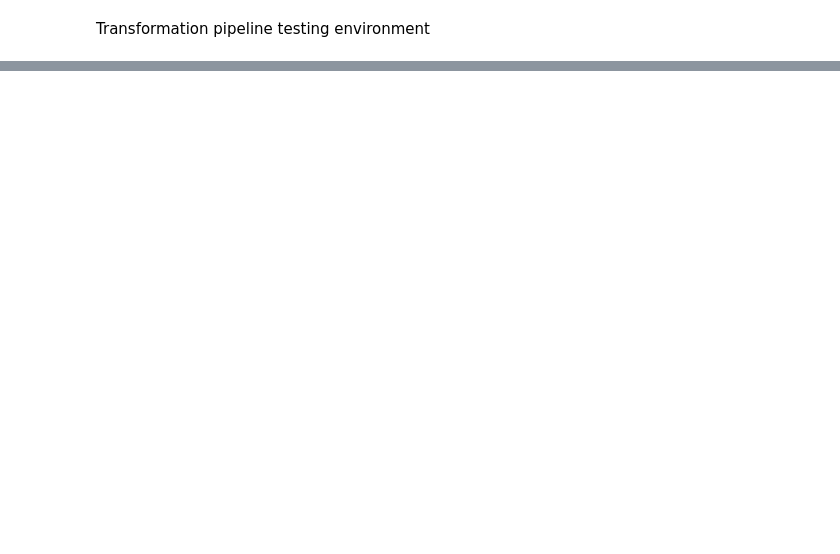
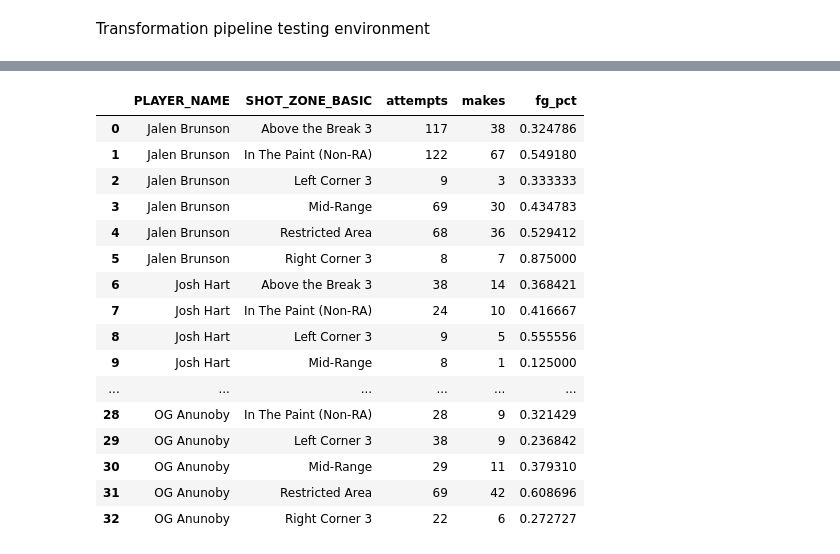
Before and after one commit to parkerbaker203/nba-shot-selection-llm, a Jupyter notebook: pipelines/transformation_testing.ipynb, the cells around one changed output, grey strips where cells are left out. Saved outputs shown, nothing was run; the diff lists cells and outputs as text; code cells hidden in the pictures; blank space fills up the shorter version.

```diff
--- a/pipelines/transformation_testing.ipynb
+++ b/pipelines/transformation_testing.ipynb
@@ -2,4 +2,15 @@
 Transformation pipeline testing environment
 # %%
 import pandas as pd
+from pathlib import Path
 import ingest as ing
+import os
+
+from nba_api.stats.endpoints import ShotChartLeagueWide
+from nba_api.stats.endpoints import ShotChartLineupDetail
+
+# Read in parquet knicks file for testing
+cwd = Path.cwd()
+# Go to parent directory and then Data
+data_dir = cwd.parent / "data"
+knicks = pd.read_parquet(Path(data_dir, "knicks_playoff_shots.parquet"))
@@ -27,0 +104,20 @@ Collected data for 0042400121
+# %%
+summarize_player_shots(knicks)['']
+# %% [output]
+|  | PLAYER_NAME | SHOT_ZONE_BASIC | attempts | makes | fg_pct |
+| 0 | Jalen Brunson | Above the Break 3 | 117 | 38 | 0.324786 |
+| 1 | Jalen Brunson | In The Paint (Non-RA) | 122 | 67 | 0.549180 |
+| 2 | Jalen Brunson | Left Corner 3 | 9 | 3 | 0.333333 |
+| 3 | Jalen Brunson | Mid-Range | 69 | 30 | 0.434783 |
+| 4 | Jalen Brunson | Restricted Area | 68 | 36 | 0.529412 |
+| 5 | Jalen Brunson | Right Corner 3 | 8 | 7 | 0.875000 |
+| 6 | Josh Hart | Above the Break 3 | 38 | 14 | 0.368421 |
+| 7 | Josh Hart | In The Paint (Non-RA) | 24 | 10 | 0.416667 |
+| 8 | Josh Hart | Left Corner 3 | 9 | 5 | 0.555556 |
+| 9 | Josh Hart | Mid-Range | 8 | 1 | 0.125000 |
+| ... | ... | ... | ... | ... | ... |
+| 28 | OG Anunoby | In The Paint (Non-RA) | 28 | 9 | 0.321429 |
+| 29 | OG Anunoby | Left Corner 3 | 38 | 9 | 0.236842 |
+| 30 | OG Anunoby | Mid-Range | 29 | 11 | 0.379310 |
+| 31 | OG Anunoby | Restricted Area | 69 | 42 | 0.608696 |
+| 32 | OG Anunoby | Right Corner 3 | 22 | 6 | 0.272727 |
```
Also changed, not shown: parts of 10 cells of this notebook, 1 other file.
